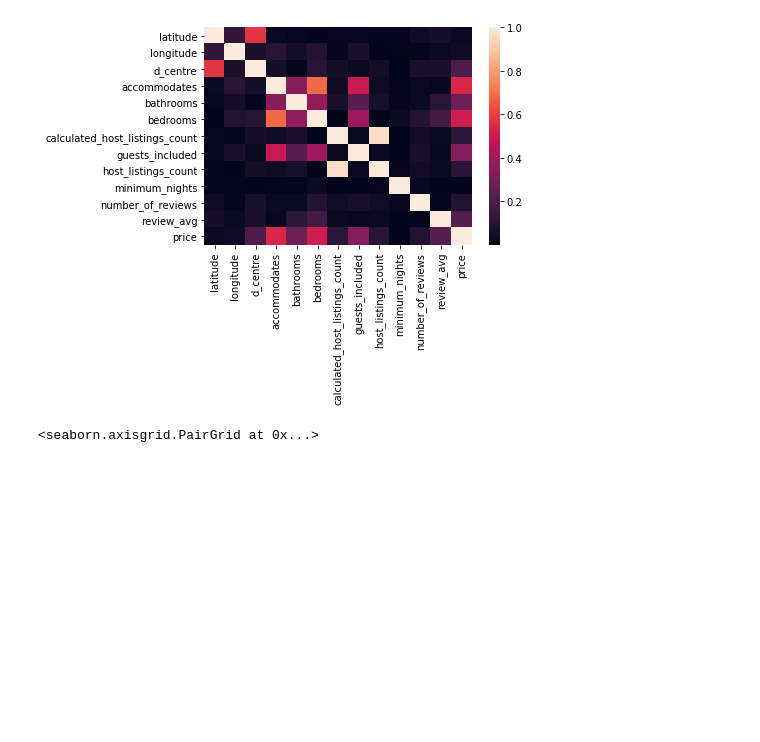
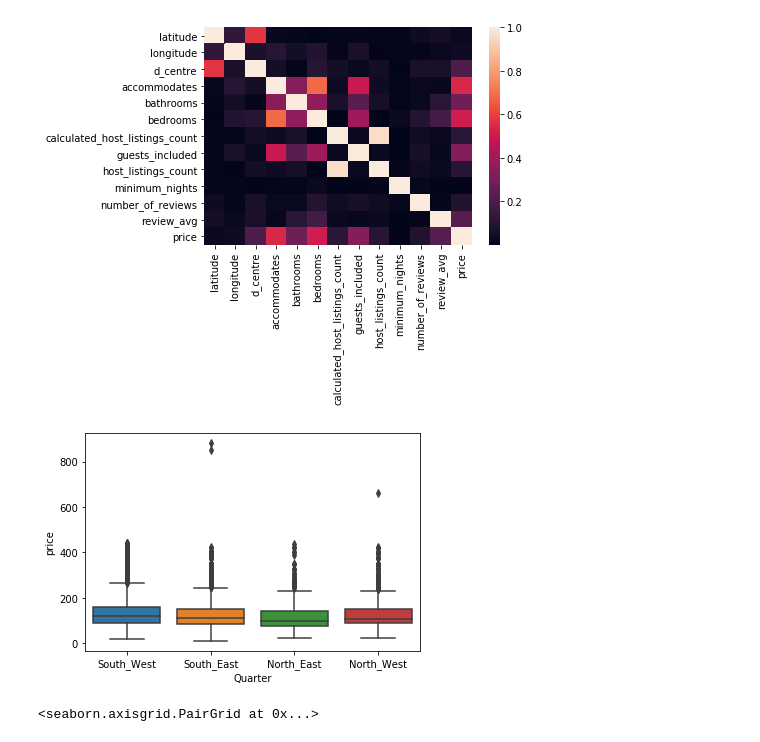
Before and after one commit to orbenishay/Regression-Project, a Jupyter notebook: Amsterdam1.ipynb, the cells around one changed output. Cells and saved outputs as stored; diff of their text form; code cells hidden in the pictures; blank space fills up the shorter version.

```diff
--- a/Amsterdam1.ipynb
+++ b/Amsterdam1.ipynb
@@ -332,6 +340,10 @@ sns.heatmap(bnb.corr().abs())
 # %% [output]
 <matplotlib.axes._subplots.AxesSubplot at 0x...>
 [figure]
+# %%
+sns.boxplot(x='Quarter', y='price', hue=None, data=bnb, order=None, hue_order=None);
+# %% [output]
+[figure, added]
 # %%
 bnb_num = bnb.select_dtypes(include=np.number)
 sns.pairplot(bnb_num, height=2)
```
Also changed, not shown: parts of 18 cells of this notebook.
